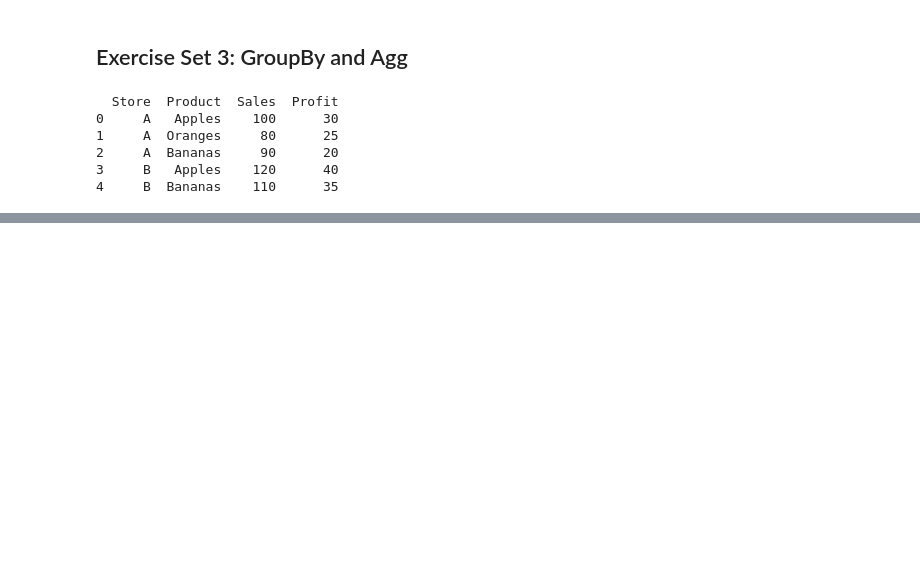
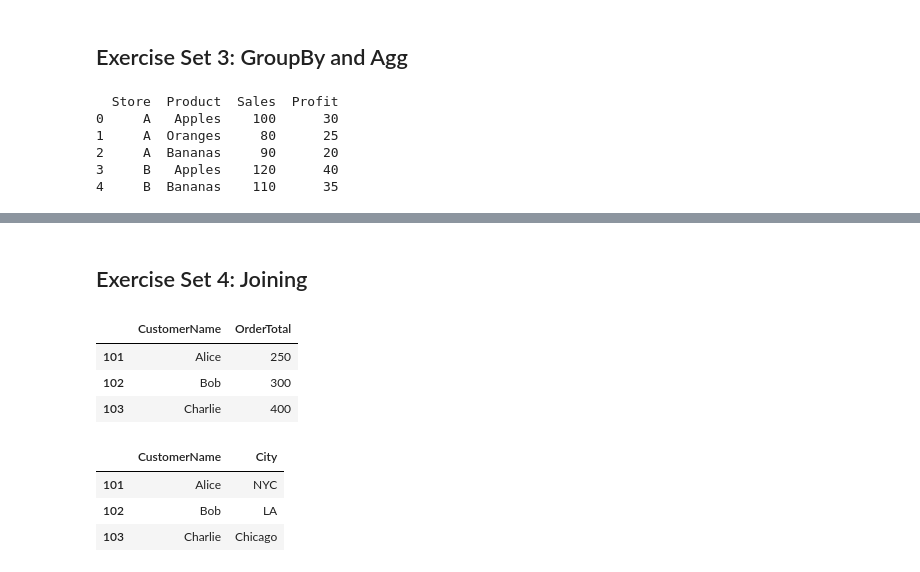
Before and after one commit to amallred/DA_M2_CodingExercises, a Jupyter notebook: w1_exercises.ipynb, the cells around one changed output, grey strips where cells are left out. Saved outputs shown, nothing was run; the diff lists cells and outputs as text; code cells hidden in the pictures; blank space fills up the shorter version.

Commit message:
completed exercises

```diff
--- a/w1_exercises.ipynb
+++ b/w1_exercises.ipynb
@@ -513,0 +558,29 @@ print(df.head())
+# %% [markdown]
+## Exercise Set 4: Joining
+# %%
+df_customers = pd.DataFrame({
+"CustomerName": ["Alice", "Bob", "Charlie"]
+}, index=[101, 102, 103])
+
+df_orders = pd.DataFrame({
+"OrderTotal": [250, 300, 400]
+}, index=[101, 102, 103])
+# %%
+# Join df_orders to df_customers on the index.
+df_customers.join(df_orders)
+# %% [output]
+|  | CustomerName | OrderTotal |
+| 101 | Alice | 250 |
+| 102 | Bob | 300 |
+| 103 | Charlie | 400 |
+# %%
+# Add a new column to df_customers with city data from df_cities.
+df_cities = pd.DataFrame({
+    'City': ['NYC', 'LA', 'Chicago']
+}, index=[101, 102, 103])
+df_customers.join(df_cities)
+# %% [output]
+|  | CustomerName | City |
+| 101 | Alice | NYC |
+| 102 | Bob | LA |
+| 103 | Charlie | Chicago |
```
Also changed, not shown: parts of 4 cells of this notebook.
